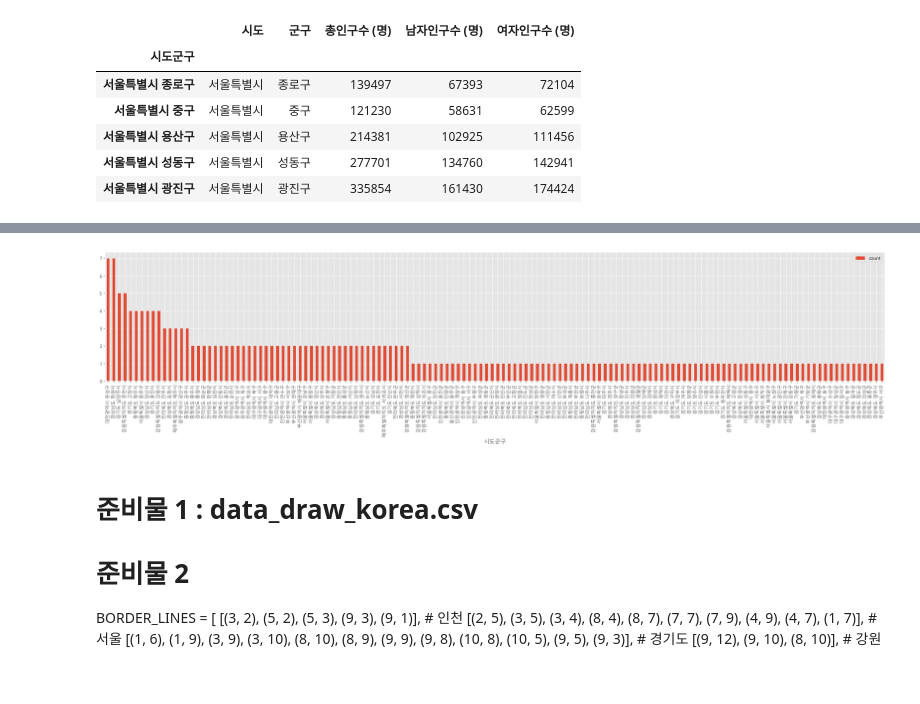
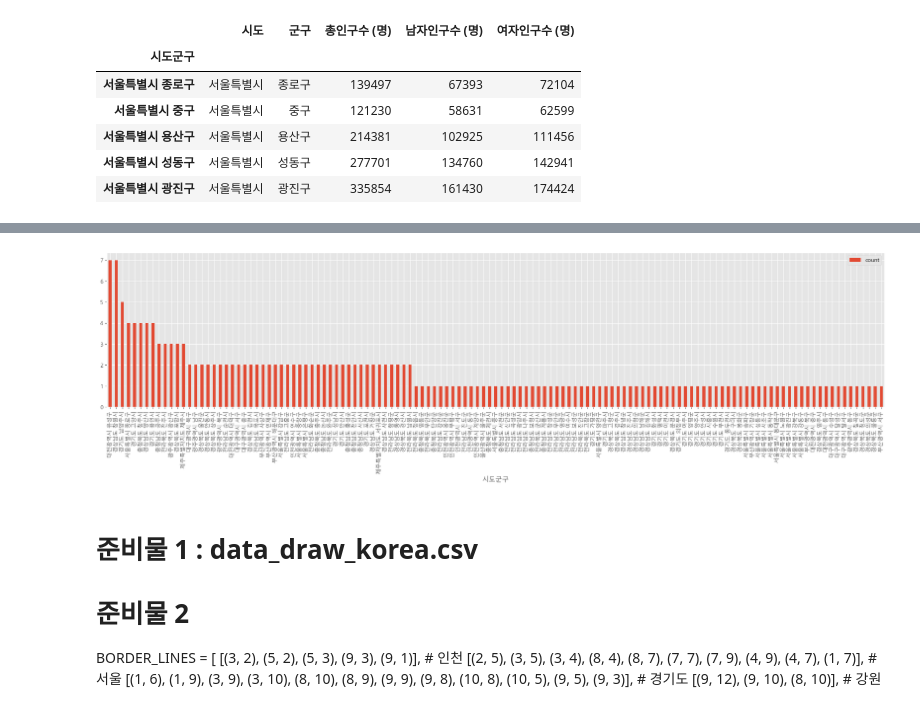
Before and after one commit to Hyeonseok0627/BigdataVisualization_analyze_teacher, a Jupyter notebook: 3-지도맵-통계/test2.ipynb, the cells around one changed output, grey strips where cells are left out. Saved outputs shown, nothing was run; the diff lists cells and outputs as text; code cells hidden in the pictures; blank space fills up the shorter version.

```diff
--- a/3-지도맵-통계/test2.ipynb
+++ b/3-지도맵-통계/test2.ipynb
@@ -299,34 +299,34 @@ local_Hosptial_Population.head()
 # %%
 # 막대 그래프만 그리기.
 # 블록맵은 추가 설정이 필요해서, 다음시간에..
 
 # "c:/Windows/Fonts/malgun.ttf" : 기본 폰트
 from matplotlib import pyplot as plt
 from matplotlib import rcParams, style
 # R 프로그래밍 -> 시각화를 할 때, 해당 그림의 속성을 좀더 편하게 지정하는 템플릿
 # gg -> gramar graph, 도표를 작성 시 필요한 구문(문법) -> 도표, 크기, 색깔, 폰트, 등
 style.use("ggplot")
 
 # 폰트를 지정. font_manager
 # rc -> runtime configuration, 표의 속성을 전역으로 설정하는 모듈(도구)
 # 한번, 표에 관련된 설정을 해두면, 밑에서 다른 도표에서 사용시, 전역으로 설정이 되었으니, 따로 할 필요가 없다.
 from matplotlib import font_manager, rc
 font_name = font_manager.FontProperties(fname = "c:/Windows/Fonts/malgunbd.ttf").get_name()
 rc("font", family = font_name)
 
 # local_Hosptial_Population["count"] -> 반환값 시리즈, 시리즈(행, 열 1개로 표현을 하는 타입)
 # local_Hosptial_Population[["count"]] -> 반환값 데이터 프레임(표)
 HS_ratio = local_Hosptial_Population[["count"]]
 # HS_ratio -> 타입: DataFrame 표.
 # count 컬럼의 값들을, 오름차순(ascending) False -> 내림차순
 HS_ratio = HS_ratio.sort_values("count", ascending=False)
 # 30, 단위 인치
-plt.rcParams["figure.figsize"] = (30,5)
+plt.rcParams["figure.figsize"] = (25,5)
 # kind = "bar" : 차트 종료(바 차트) , rot = "vertical" : x 라벨 표기의 기울기
 HS_ratio.plot(kind = "bar", rot = "vertical")
 plt.show()
 # %% [output]
-[figure, old version]
+[figure, new version]
 # %%
 # 블록맵 준비
 # 블록맵을 구성하는, 각 지역마다, 특정의 임의의 좌표로한 데이터가 필요.
```
Also changed, not shown: parts of 12 cells of this notebook, 1 other file.
